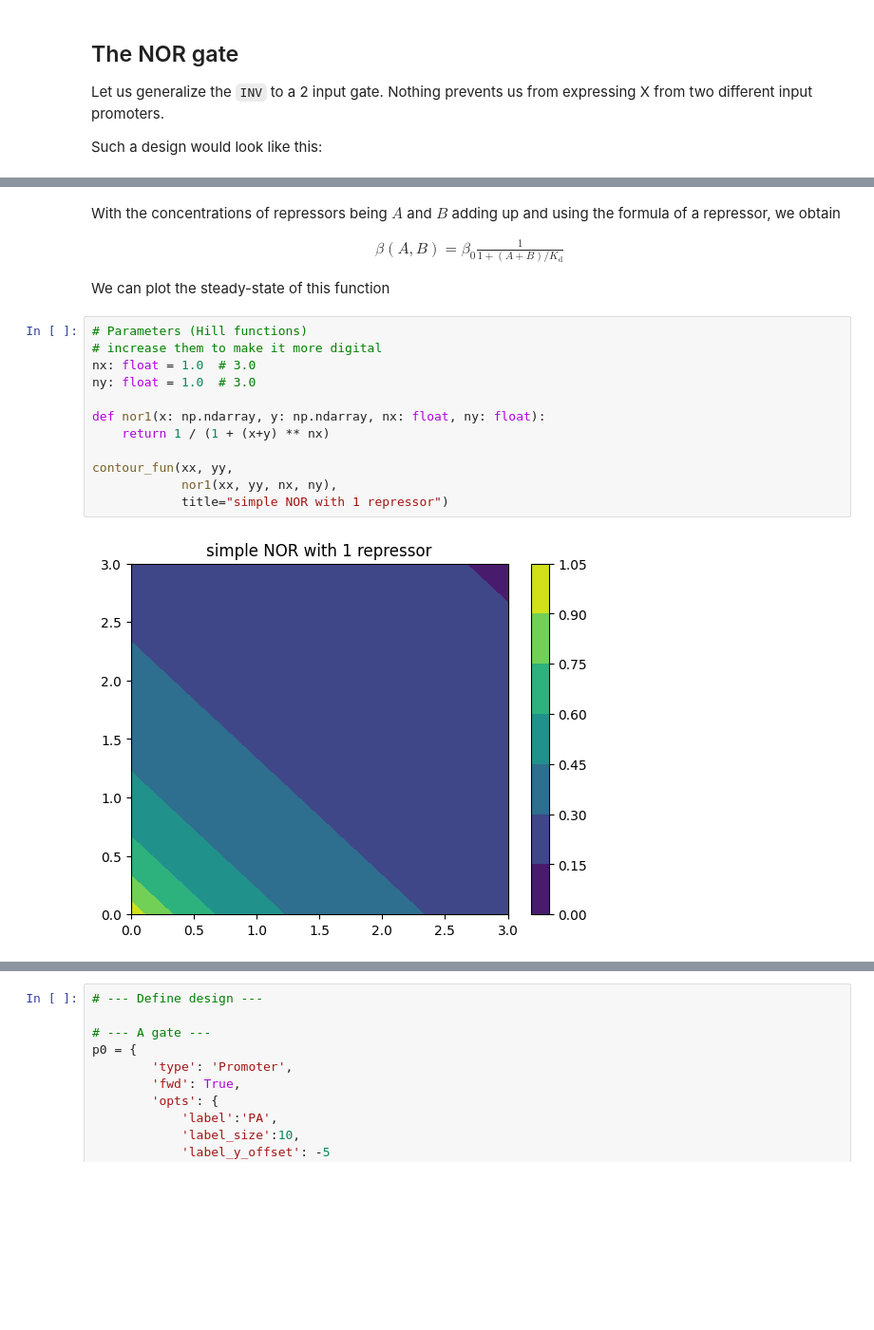
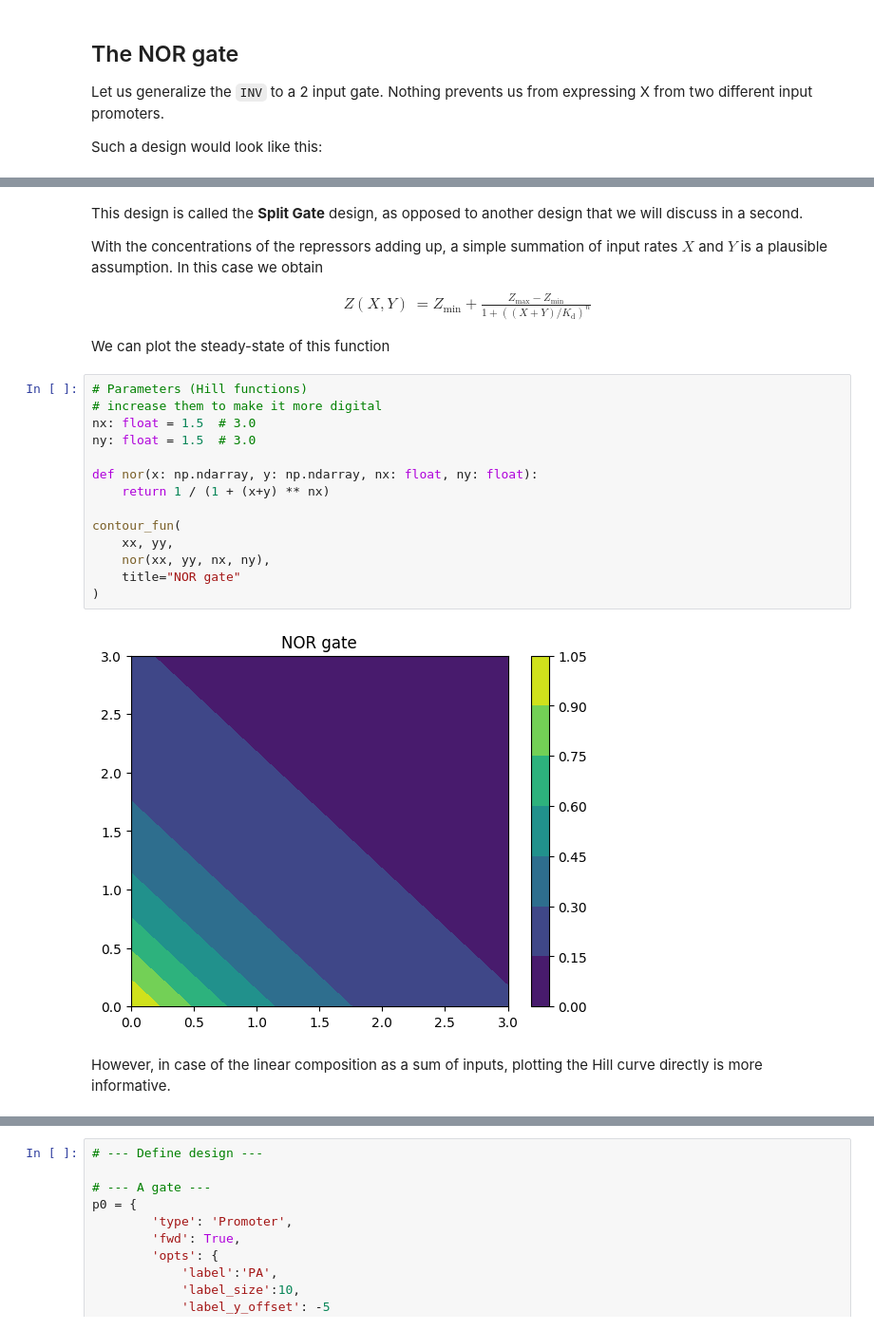
Before and after one commit to BioDisCo/computational_bioengineering, a Jupyter notebook: gates/notes.ipynb, the cells around one changed output, grey strips where cells are left out. Shown at 95% size. Saved outputs shown, nothing was run; the diff lists cells and outputs as text; blank space fills up the shorter version.

Commit message:
updating the gate chapter

```diff
--- a/gates/notes.ipynb
+++ b/gates/notes.ipynb
@@ -451,22 +480,29 @@ plt.tight_layout()
 # %% [markdown]
-With the concentrations of repressors being $A$ and $B$ adding up and using the formula of a repressor, we obtain
+This design is called the __Split Gate__ design, as opposed to another design that we will discuss in a second.
+
+With the concentrations of the repressors adding up, a simple summation of input rates $X$ and $Y$ is a plausible assumption.
+In this case we obtain
 
 \begin{align}
-  \beta(A,B) = \beta_0 \frac{1}{1+(A+B)/K_\mathrm{d}}
+  Z(X, Y) &= Z_{\min} + \frac{Z_{\max} - Z_{\min}}{1+((X + Y)/K_\mathrm{d})^n}
 \end{align}
 
 We can plot the steady-state of this function
 # %%
 # Parameters (Hill functions)
 # increase them to make it more digital
-nx: float = 1.0  # 3.0
-ny: float = 1.0  # 3.0
+nx: float = 1.5  # 3.0
+ny: float = 1.5  # 3.0
 
-def nor1(x: np.ndarray, y: np.ndarray, nx: float, ny: float):
+def nor(x: np.ndarray, y: np.ndarray, nx: float, ny: float):
     return 1 / (1 + (x+y) ** nx)
 
-contour_fun(xx, yy,
-            nor1(xx, yy, nx, ny),
-            title="simple NOR with 1 repressor")
+contour_fun(
+    xx, yy,
+    nor(xx, yy, nx, ny),
+    title="NOR gate"
+)
 # %% [output]
-[figure, old version]
+[figure, new version]
+# %% [markdown]
+However, in case of the linear composition as a sum of inputs, plotting the Hill curve directly is more informative.
```
Also changed, not shown: parts of 4 cells of this notebook.
